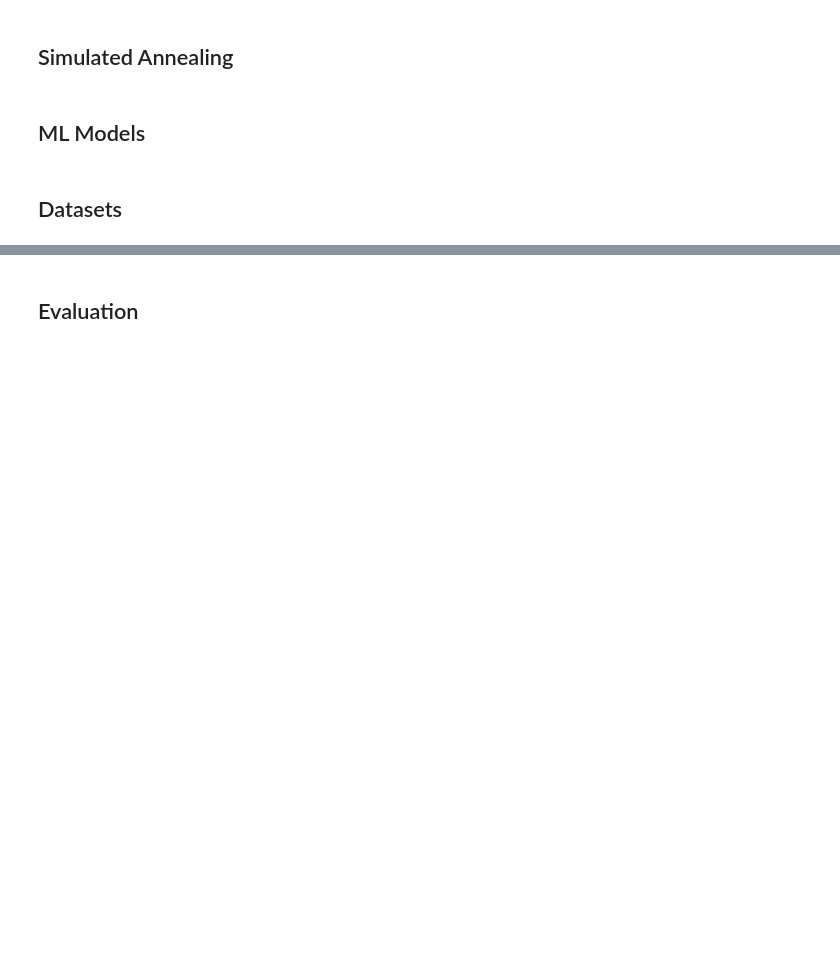
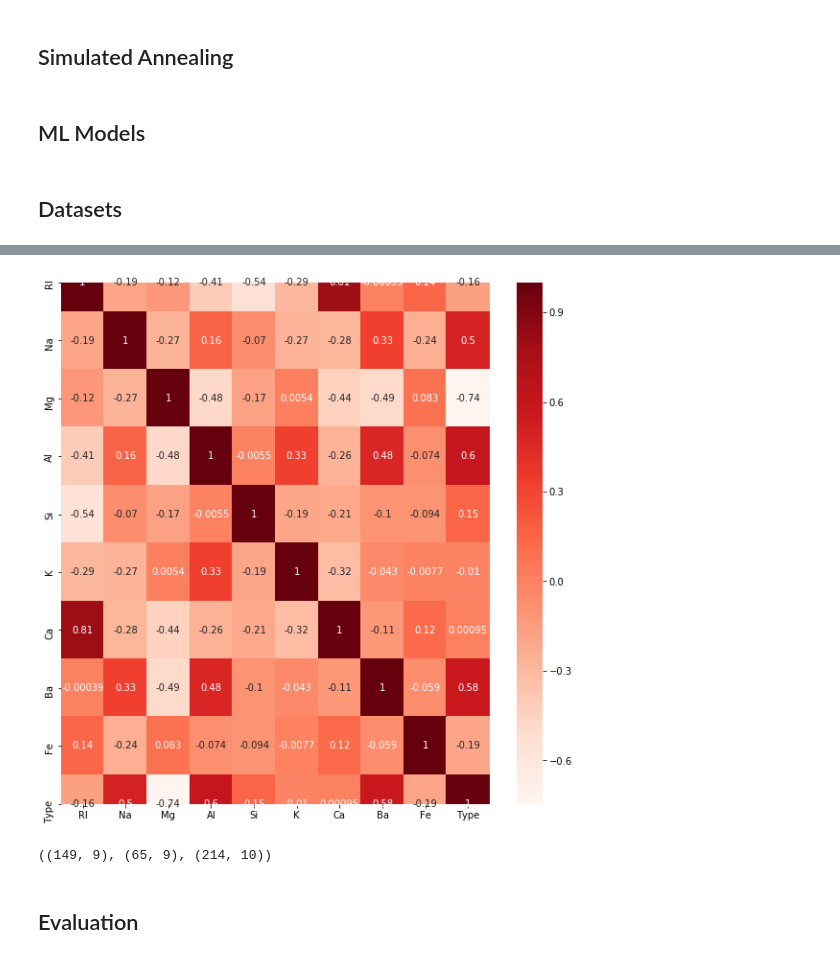
Before and after one commit to velitchko/machine-learning, a Jupyter notebook: assignment_3/Simulated Annealing.ipynb, the cells around one changed output, grey strips where cells are left out. Saved outputs shown, nothing was run; the diff lists cells and outputs as text; code cells hidden in the pictures; blank space fills up the shorter version.

```diff
--- a/assignment_3/Simulated Annealing.ipynb
+++ b/assignment_3/Simulated Annealing.ipynb
@@ -243,0 +261,4 @@ X_train, X_test, y_train, y_test = train_test_split(X, y, test_size = 0.3, rando
+# %%
+#Glass Classification Dataset
+#read data
+data = pd.read_csv("glass.csv")
@@ -243,0 +339,8 @@ X_train, X_test, y_train, y_test = train_test_split(X, y, test_size = 0.3, rando
+# %%
+#Correlation table
+plt.figure(figsize=(10,10))
+cor = data.corr()
+sns.heatmap(cor, annot=True, cmap=plt.cm.Reds)
+plt.show()
+# %% [output]
+[figure, added]
@@ -244,3 +354,7 @@ X_train, X_test, y_train, y_test = train_test_split(X, y, test_size = 0.3, rando
+# %%
+X_train.shape, X_test.shape, data.shape
+# %% [output]
+((149, 9), (65, 9), (214, 10))
 # %% [markdown]
 ## Evaluation
 # %%
```
Also changed, not shown: parts of 17 cells of this notebook, 3 other files.
